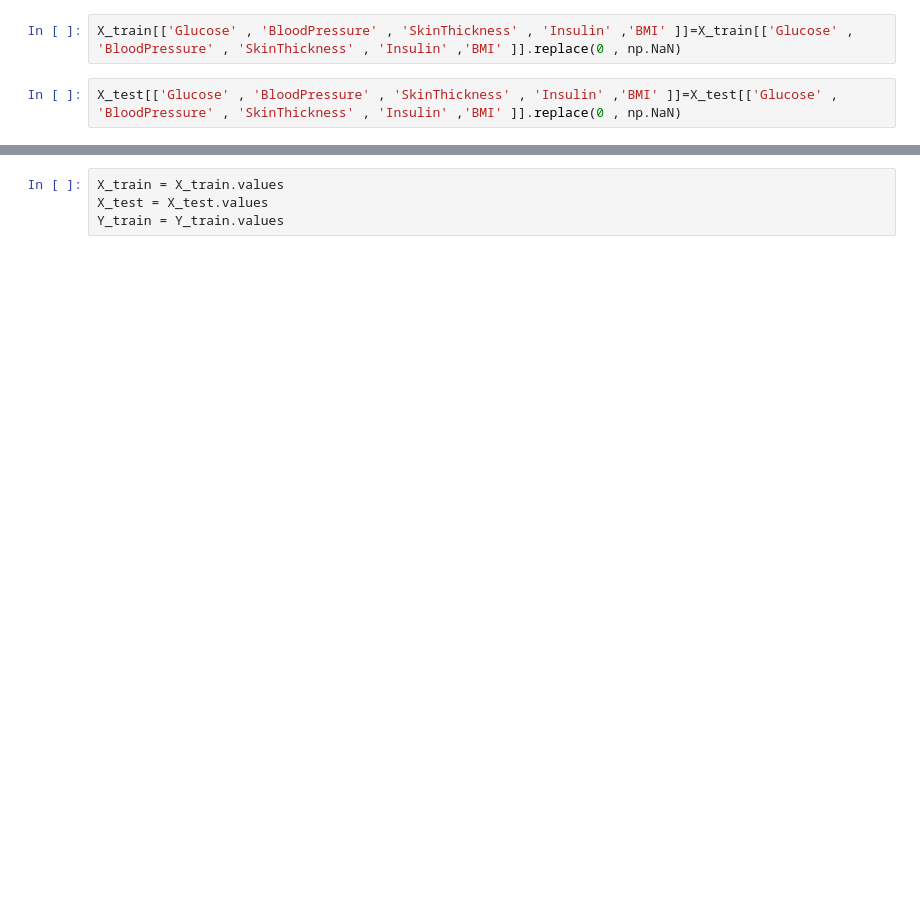
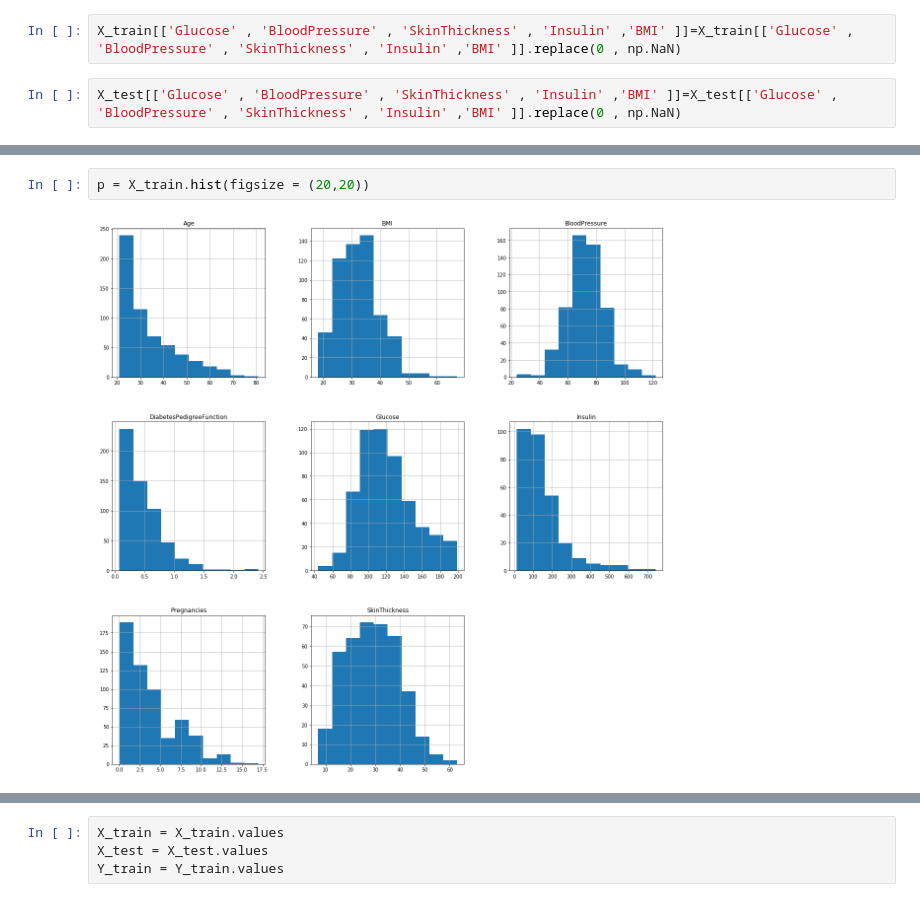
Before and after one commit to vikasyadav87500/Diabetes-Predictor, a Jupyter notebook: Diabetes-Predictor.ipynb, the cells around one changed output, grey strips where cells are left out. Cells and saved outputs as stored; diff of their text form; blank space fills up the shorter version.

```diff
--- a/Diabetes-Predictor.ipynb
+++ b/Diabetes-Predictor.ipynb
@@ -46,0 +128,4 @@ X_test[['Glucose' , 'BloodPressure' , 'SkinThickness' , 'Insulin' ,'BMI' ]]=X_te
+# %%
+p = X_train.hist(figsize = (20,20))
+# %% [output]
+[figure, added]
```
Also changed, not shown: parts of 42 cells of this notebook.
